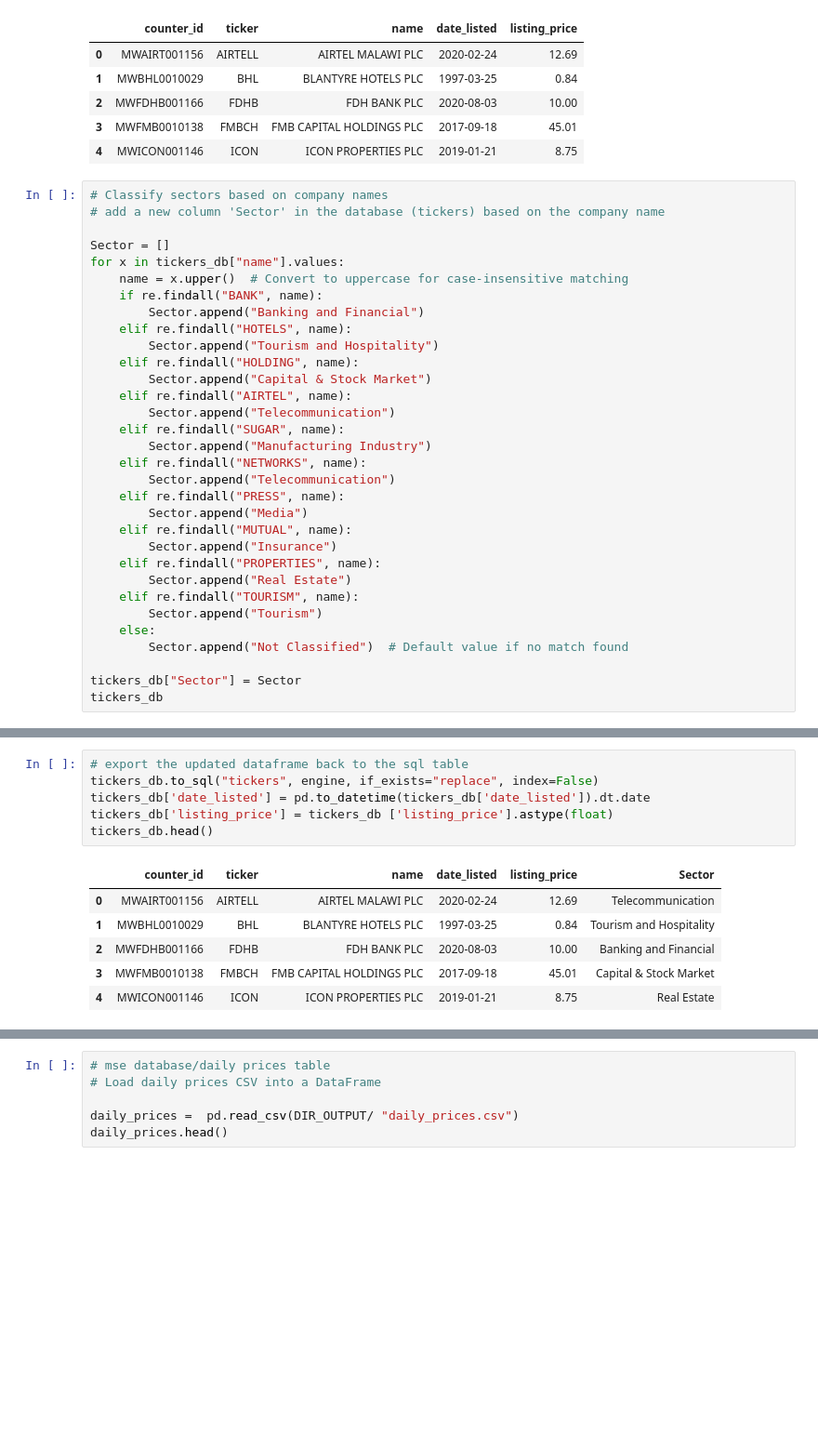
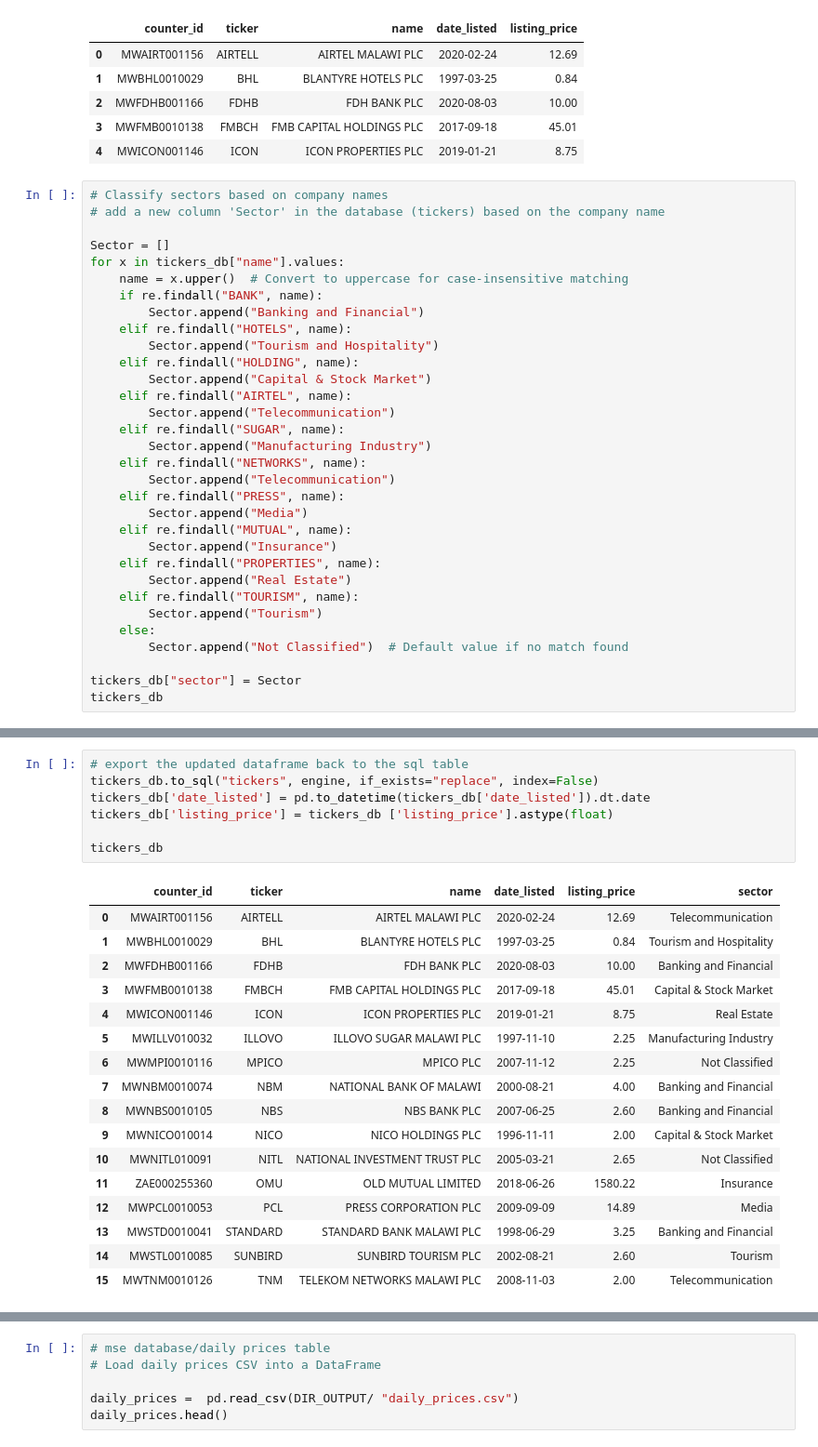
Before and after one commit to Karenzo2150/mse-api-assignment, a Jupyter notebook: notebooks/mse_db.ipynb, the cells around one changed output, grey strips where cells are left out. Shown at 93% size. Drawn from its saved outputs; the diff is of its cells as text; blank space fills up the shorter version.

```diff
--- a/notebooks/mse_db.ipynb
+++ b/notebooks/mse_db.ipynb
@@ -520,6 +499,6 @@ for x in tickers_db["name"].values:
     else:
         Sector.append("Not Classified")  # Default value if no match found
 
-tickers_db["Sector"] = Sector
+tickers_db["sector"] = Sector
 tickers_db
 # %% [output]
@@ -554,13 +533,25 @@ with engine.begin() as conn:
 # %%
 # export the updated dataframe back to the sql table
 tickers_db.to_sql("tickers", engine, if_exists="replace", index=False)
 tickers_db['date_listed'] = pd.to_datetime(tickers_db['date_listed']).dt.date
 tickers_db['listing_price'] = tickers_db ['listing_price'].astype(float)
-tickers_db.head()
+
+tickers_db
 # %% [output]
-|  | counter_id | ticker | name | date_listed | listing_price | Sector |
+|  | counter_id | ticker | name | date_listed | listing_price | sector |
 | 0 | MWAIRT001156 | AIRTELL | AIRTEL MALAWI PLC | 2020-02-24 | 12.69 | Telecommunication |
 | 1 | MWBHL0010029 | BHL | BLANTYRE HOTELS PLC | 1997-03-25 | 0.84 | Tourism and Hospitality |
 | 2 | MWFDHB001166 | FDHB | FDH BANK PLC | 2020-08-03 | 10.00 | Banking and Financial |
 | 3 | MWFMB0010138 | FMBCH | FMB CAPITAL HOLDINGS PLC | 2017-09-18 | 45.01 | Capital & Stock Market |
 | 4 | MWICON001146 | ICON | ICON PROPERTIES PLC | 2019-01-21 | 8.75 | Real Estate |
+| 5 | MWILLV010032 | ILLOVO | ILLOVO SUGAR MALAWI PLC | 1997-11-10 | 2.25 | Manufacturing Industry |
+| 6 | MWMPI0010116 | MPICO | MPICO PLC | 2007-11-12 | 2.25 | Not Classified |
+| 7 | MWNBM0010074 | NBM | NATIONAL BANK OF MALAWI | 2000-08-21 | 4.00 | Banking and Financial |
+| 8 | MWNBS0010105 | NBS | NBS BANK PLC | 2007-06-25 | 2.60 | Banking and Financial |
+| 9 | MWNICO010014 | NICO | NICO HOLDINGS PLC | 1996-11-11 | 2.00 | Capital & Stock Market |
+| 10 | MWNITL010091 | NITL | NATIONAL INVESTMENT TRUST PLC | 2005-03-21 | 2.65 | Not Classified |
+| 11 | ZAE000255360 | OMU | OLD MUTUAL LIMITED | 2018-06-26 | 1580.22 | Insurance |
+| 12 | MWPCL0010053 | PCL | PRESS CORPORATION PLC | 2009-09-09 | 14.89 | Media |
+| 13 | MWSTD0010041 | STANDARD | STANDARD BANK MALAWI PLC | 1998-06-29 | 3.25 | Banking and Financial |
+| 14 | MWSTL0010085 | SUNBIRD | SUNBIRD TOURISM PLC | 2002-08-21 | 2.60 | Tourism |
+| 15 | MWTNM0010126 | TNM | TELEKOM NETWORKS MALAWI PLC | 2008-11-03 | 2.00 | Telecommunication |
```
Also changed, not shown: parts of 12 cells of this notebook, 14 other files.
